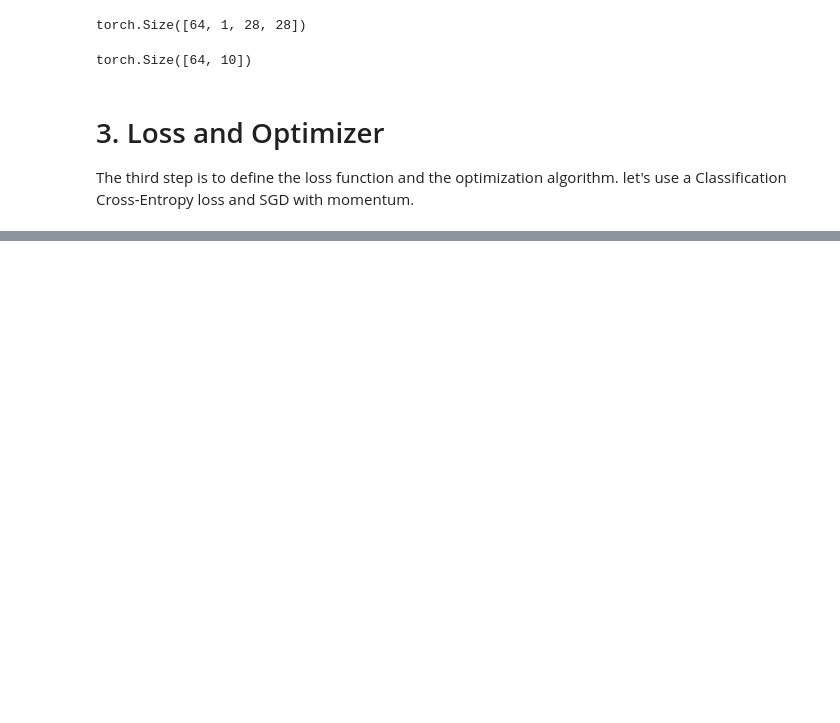
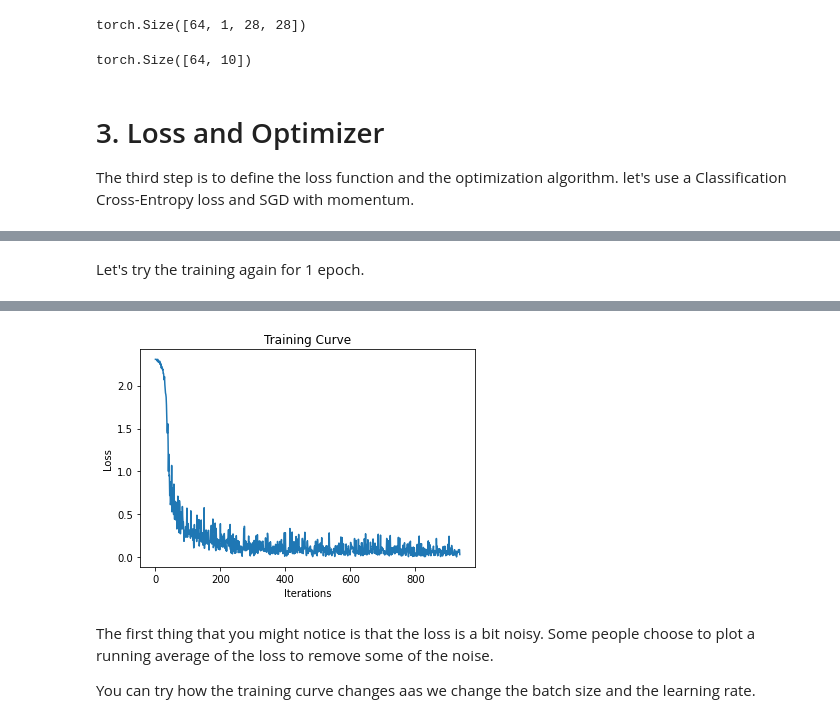
Before and after one commit to jinyingtld/python, a Jupyter notebook: AI6126_tutorial.ipynb, the cells around one changed output, grey strips where cells are left out. Cells and saved outputs as stored; diff of their text form; code cells hidden in the pictures; blank space fills up the shorter version.

```diff
--- a/AI6126_tutorial.ipynb
+++ b/AI6126_tutorial.ipynb
@@ -305,4 +305,4 @@ torch.Size([64, 10])
 The third step is to define the loss function and the optimization algorithm. let's use a Classification Cross-Entropy loss and SGD with momentum.
 # %%
 criterion = nn.CrossEntropyLoss()
-optimizer = torch.optim.SGD(model.parameters(), 0.01, momentum=)
+optimizer = torch.optim.SGD(model.parameters(), 0.01, momentum=0.9, weight_decay=5e-4)
@@ -308,0 +362,43 @@ optimizer = torch.optim.SGD(model.parameters(), 0.01, momentum=)
+# %%
+def train(epoch):
+    # model.train()的作用是启用 Batch Normalization 和 Dropout。
+    model.train() # Set the model to be in training mode
+
+    iters = [] # save the iteration counts here for plotting
+    losses = [] # save the avg loss here for plotting
+
+    for batch_index, (inputs, targets) in enumerate(train_loader):
+        # Forward
+        outputs = model(inputs)
+        loss = criterion(outputs, targets)
+        # batch数量:len(train_loader) = 938 每个batch有64个样本 total样本数:64*937=59968 另外第938个batch有32个样本
+        if batch_index % 100 == 0 or batch_index == len(train_loader) - 1:
+            print('epoch {} batch {}/{} loss {:.3f}'.format(
+                epoch, batch_index, len(train_loader)-1, loss.item()))
+
+        # Backward
+        optimizer.zero_grad() # Set gradients to zero
+        loss.backward() # From the loss we compute the new gradients
+        optimizer.step() # Update the parameters/weights
+
+        # Save the current training information
+        iters.append(batch_index)
+        losses.append(float(loss))
+
+    # Plotting
+    plt.plot(iters, losses)
+    plt.title("Training Curve")
+    plt.xlabel("Iterations")
+    plt.ylabel("Loss")
+    plt.show()
+# %% [markdown]
+Let's try the training again for 1 epoch.
+# %%
+model = SimpleCNN()
+
+criterion = nn.CrossEntropyLoss()
+
+optimizer = torch.optim.SGD(model.parameters(), 0.01, momentum=0.9, weight_decay=5e-4)
+
+train(0)
+# %% [output]
@@ -308,0 +416,5 @@ optimizer = torch.optim.SGD(model.parameters(), 0.01, momentum=)
+[figure, added]
+# %% [markdown]
+The first thing that you might notice is that the loss is a bit noisy. Some people choose to plot a running average of the loss to remove some of the noise.
+
+You can try how the training curve changes aas we change the batch size and the learning rate.
```
Also changed, not shown: parts of 29 cells of this notebook.
